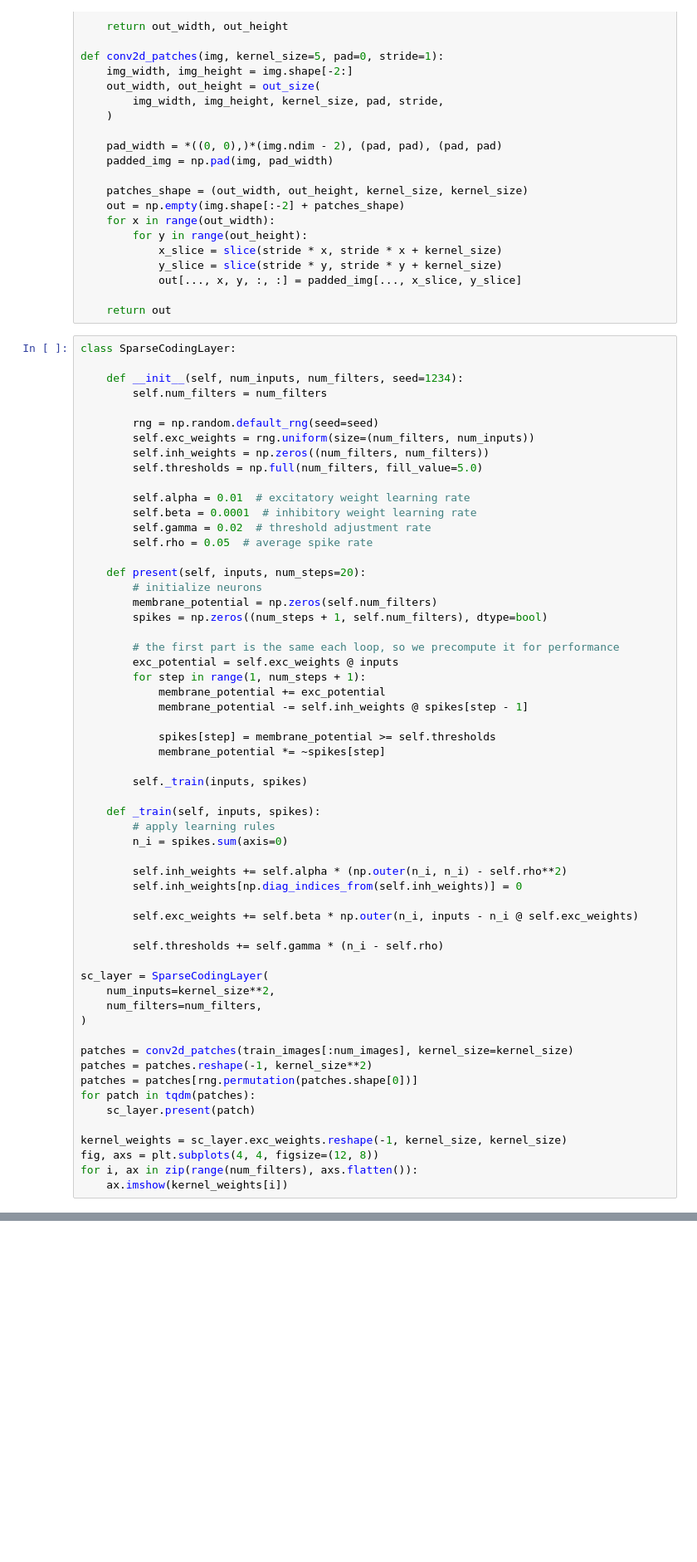
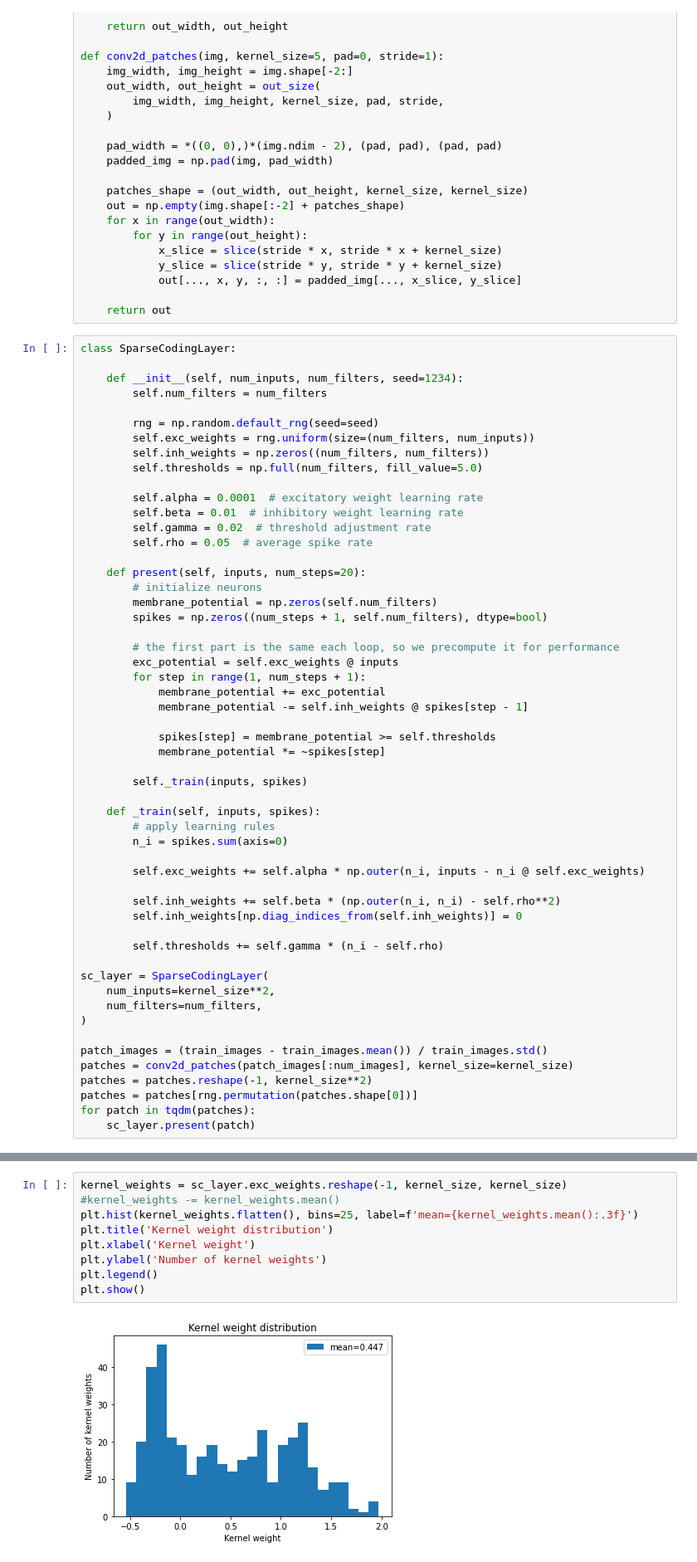
Before and after one commit to nnistelrooij/NeuroComp, a Jupyter notebook: SNN.ipynb, the cells around one changed output, grey strips where cells are left out. Shown at 83% size. Drawn from its saved outputs; the diff is of its cells as text; blank space fills up the shorter version.

Commit message:
Use z-scored patches for learning conv filters

```diff
--- a/SNN.ipynb
+++ b/SNN.ipynb
@@ -54,8 +54,8 @@ class SparseCodingLayer:
         self.inh_weights = np.zeros((num_filters, num_filters))
         self.thresholds = np.full(num_filters, fill_value=5.0)
 
-        self.alpha = 0.01  # excitatory weight learning rate
-        self.beta = 0.0001  # inhibitory weight learning rate
+        self.alpha = 0.0001  # excitatory weight learning rate
+        self.beta = 0.01  # inhibitory weight learning rate
         self.gamma = 0.02  # threshold adjustment rate
         self.rho = 0.05  # average spike rate
 
@@ -79,10 +79,10 @@ class SparseCodingLayer:
         # apply learning rules
         n_i = spikes.sum(axis=0)
 
-        self.inh_weights += self.alpha * (np.outer(n_i, n_i) - self.rho**2)
+        self.exc_weights += self.alpha * np.outer(n_i, inputs - n_i @ self.exc_weights)
+
+        self.inh_weights += self.beta * (np.outer(n_i, n_i) - self.rho**2)
         self.inh_weights[np.diag_indices_from(self.inh_weights)] = 0
-
-        self.exc_weights += self.beta * np.outer(n_i, inputs - n_i @ self.exc_weights)
 
         self.thresholds += self.gamma * (n_i - self.rho)
 
@@ -91,13 +91,9 @@ sc_layer = SparseCodingLayer(
     num_filters=num_filters,
 )
 
-patches = conv2d_patches(train_images[:num_images], kernel_size=kernel_size)
+patch_images = (train_images - train_images.mean()) / train_images.std()
+patches = conv2d_patches(patch_images[:num_images], kernel_size=kernel_size)
 patches = patches.reshape(-1, kernel_size**2)
 patches = patches[rng.permutation(patches.shape[0])]
 for patch in tqdm(patches):
     sc_layer.present(patch)
-
-kernel_weights = sc_layer.exc_weights.reshape(-1, kernel_size, kernel_size)
-fig, axs = plt.subplots(4, 4, figsize=(12, 8))
-for i, ax in zip(range(num_filters), axs.flatten()):
-    ax.imshow(kernel_weights[i])
@@ -109,0 +100,11 @@ kernel_weights2 = 2 * (kernel_weights2 - 0.5)
+# %%
+kernel_weights = sc_layer.exc_weights.reshape(-1, kernel_size, kernel_size)
+#kernel_weights -= kernel_weights.mean()
+plt.hist(kernel_weights.flatten(), bins=25, label=f'mean={kernel_weights.mean():.3f}')
+plt.title('Kernel weight distribution')
+plt.xlabel('Kernel weight')
+plt.ylabel('Number of kernel weights')
+plt.legend()
+plt.show()
+# %% [output]
+[figure, added]
```
Also changed, not shown: parts of 11 cells of this notebook.
